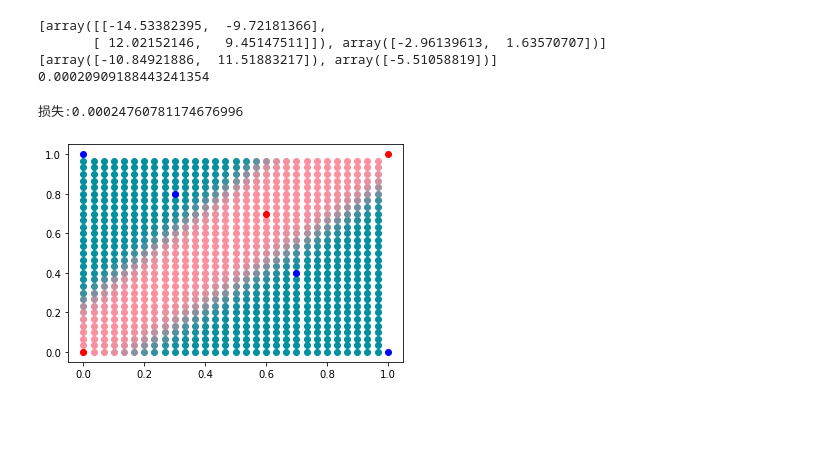
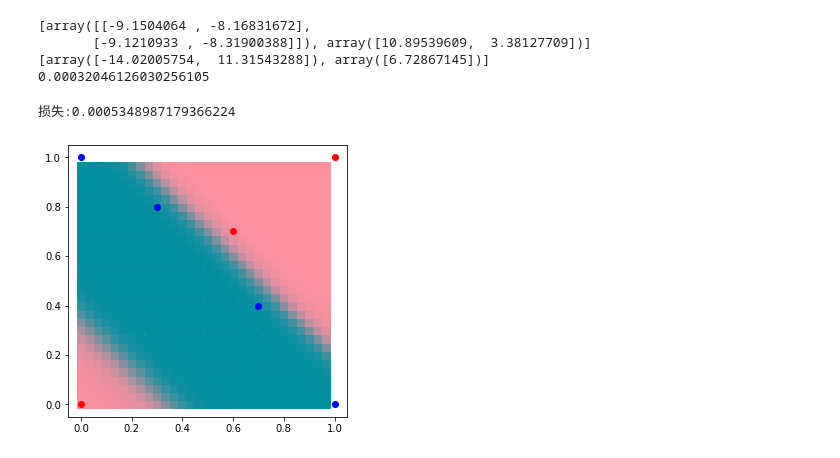
Before and after one commit to cxf213/HelloWorld, a Jupyter notebook: ML/SomeCoolNS/SomeCoolNS.ipynb, the cells around one changed output. Saved outputs shown, nothing was run; the diff lists cells and outputs as text; code cells hidden in the pictures; blank space fills up the shorter version.

```diff
--- a/ML/SomeCoolNS/SomeCoolNS.ipynb
+++ b/ML/SomeCoolNS/SomeCoolNS.ipynb
@@ -53,8 +53,8 @@ def CalculateLearn(X,ExceptAns,costO=[0]):
 #测试
 #CalculateLearn(datas[1][0:2],1)
 # %%
-learntimes=100000    #学习次数
-fc=0.5             #学习率
+learntimes=50000    #学习次数
+fc=0.8             #学习率
 cost=[0.1]
 for i in range(learntimes):
     index = random.randint(0,len(datas)-1)
@@ -68,10 +68,10 @@ print(Layer1)
 print(Layer2)
 print(cost[0])
 # %% [output]
-[array([[-14.53382395,  -9.72181366],
-       [ 12.02152146,   9.45147511]]), array([-2.96139613,  1.63570707])]
-[array([-10.84921886,  11.51883217]), array([-5.51058819])]
-0.00020909188443241354
+[array([[-9.1504064 , -8.16831672],
+       [-9.1210933 , -8.31900388]]), array([10.89539609,  3.38127709])]
+[array([-14.02005754,  11.31543288]), array([6.72867145])]
+0.00032046126030256105
 # %%
 ################################################################################################
 #以上为学习段    以下为验证段#
@@ -87,21 +87,20 @@ for i in range(len(datas)):
     sum+=(Calculate(datas[i][0:2])-datas[i][2])**2
 print(f"损失:{sum/(2*len(datas))}")
 # %% [output]
-损失:0.00024760781174676996
+损失:0.0005348987179366224
 # %%
-fig = plt.figure()
+fig = plt.figure(figsize=(5,5))
 ax = fig.add_subplot(111)
 resolution=30
 for i in range(resolution):
     for j in range(resolution):
         c=hex(int(Calculate([i/resolution,j/resolution])*256))[2:]
         if(len(c)==1):
             c='0'+c
         colors="#"+c+"909f"
-        #print(colors)
-        ax.scatter(i/resolution,j/resolution,color=colors)
+        ax.scatter(i/resolution,j/resolution,color=colors,marker='s',s=60)
 for i in range(len(datas)):
     ax.scatter(datas[i,0],datas[i,1],color="red" if datas[i,2]==1 else "blue")
 plt.show()
 # %% [output]
-[figure, old version]
+[figure, new version]
```
Also changed, not shown: 1 other file.
